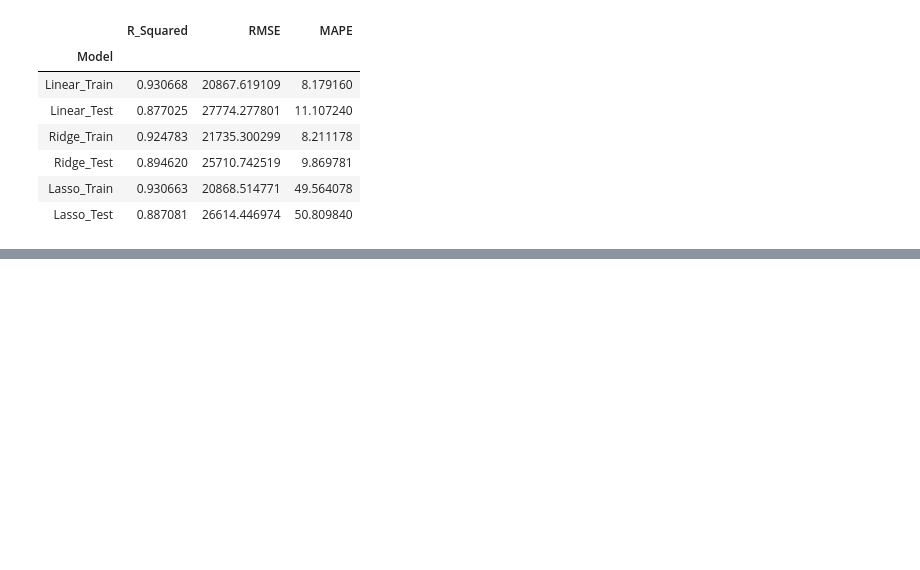
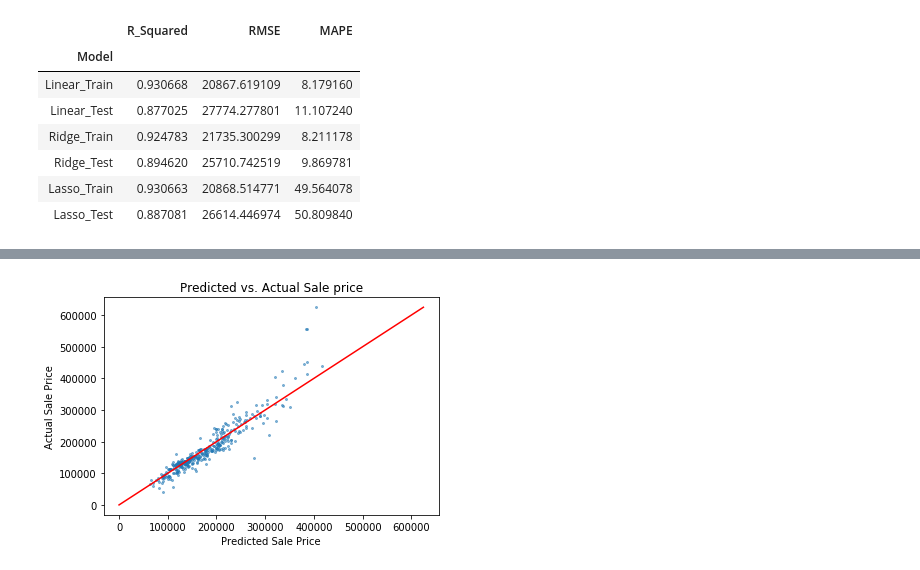
Before and after one commit to ABitNutty/Capstone-1, a Jupyter notebook: Linear Regression Model.ipynb, the cells around one changed output, grey strips where cells are left out. Cells and saved outputs as stored; diff of their text form; code cells hidden in the pictures; blank space fills up the shorter version.

```diff
--- a/Linear Regression Model.ipynb
+++ b/Linear Regression Model.ipynb
@@ -220,0 +322,11 @@ metrics
+# %%
+# Applying Ridge Regression with different alpha based on grid search CV results
+
+# Train test split -- Random state 42 should produce same split as above
+X_train, X_test, y_train, y_test = train_test_split(X, y, test_size = 0.25, random_state=42)
+
+# Creating Ridge object, fitting, and predicting. Normalize = true ensures all variables are on the same scale
+ridge = Ridge(alpha=1, normalize = True)
+ridge.fit(X_train, y_train)
+ridge_pred_test = ridge.predict(X_test)
+ridge_pred_train = ridge.predict(X_train)
@@ -220,0 +382,12 @@ metrics
+# %%
+# Rerunning graphics with different ridge model
+
+# Predicted vs actual scatterplot
+plt.scatter(ridge_pred_test, y_test, alpha=0.5, s=4)
+plt.title('Predicted vs. Actual Sale price')
+plt.xlabel('Predicted Sale Price')
+plt.ylabel('Actual Sale Price')
+plt.plot(list(range(y_test.max())),list(range(y_test.max())), c='r')
+plt.show()
+# %% [output]
+[figure, added]
```
Also changed, not shown: parts of 39 cells of this notebook.
